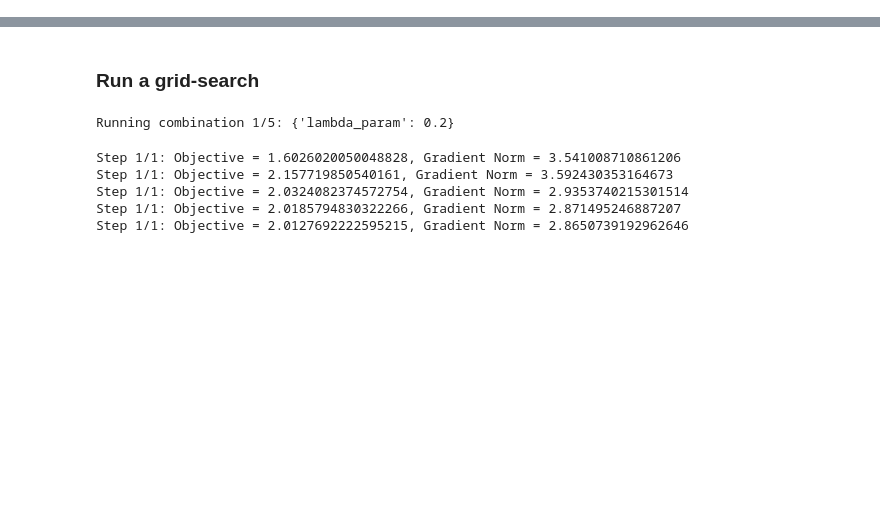
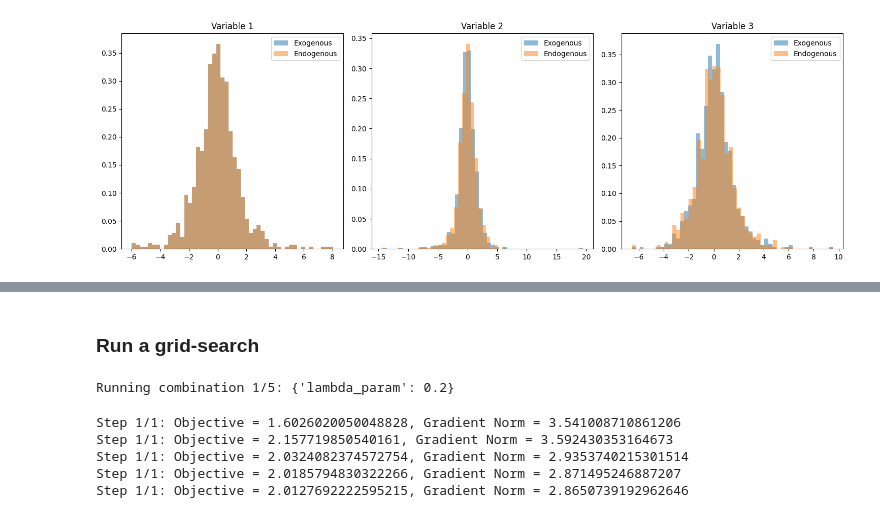
Before and after one commit to yfelekis/DiRoCA, a Jupyter notebook: erica_gelbrich_optimisation.ipynb, the cells around one changed output, grey strips where cells are left out. Cells and saved outputs as stored; diff of their text form; code cells hidden in the pictures; blank space fills up the shorter version.

```diff
--- a/erica_gelbrich_optimisation.ipynb
+++ b/erica_gelbrich_optimisation.ipynb
@@ -545,0 +559,5 @@ RuntimeError: torch.linalg.eig: input tensor should not contain infs or NaNs.
+# %%
+Tau      = mut.load_T(experiment)
+# %%
+ll_noisy = False
+hl_noisy = False
@@ -545,0 +634,25 @@ RuntimeError: torch.linalg.eig: input tensor should not contain infs or NaNs.
+# %%
+data = Dll
+# Gaussian noise
+noisy_data = add_random_noise(data, 'gaussian', {'mu': 0, 'sigma': 0.1})
+
+# Uniform noise
+noisy_data = add_random_noise(data, 'uniform', {'low': -0.5, 'high': 0.5})
+
+# Exponential noise
+noisy_data = add_random_noise(data, 'exponential', {'scale': 0.5})
+
+# Compare different noise types:
+noise_types = {
+    'gaussian': {'mu': 0, 'sigma': 0.1},
+    'uniform': {'low': -0.5, 'high': 0.5},
+    'exponential': {'scale': 0.5},
+    't': {'df': 3},
+    'laplace': {'scale': 0.5}
+}
+
+results = {}
+for noise_type, params in noise_types.items():
+    noisy = add_random_noise(data, noise_type, params)
+    distance = distance_to_true_data(noisy, data)
+    results[noise_type] = distance
@@ -545,0 +1233,17 @@ RuntimeError: torch.linalg.eig: input tensor should not contain infs or NaNs.
+# %%
+model = lanm.LinearAddSCM(Gll, ll_coeffs, None)
+# Generate non-Gaussian exogenous noise
+exogenous = generate_non_gaussian_exogenous(
+    n_samples=1000,
+    n_vars=3,
+    distribution_type='multivariate_t',
+    params={'scale': 1.0}
+)
+
+# Use your existing linear additive mechanism
+endogenous = model.sample_settings(exogenous)
+
+# Visualize the results
+plot_distributions(exogenous, endogenous)
+# %% [output]
+[figure, added]
```
Also changed, not shown: parts of 45 cells of this notebook, 32 other files.
